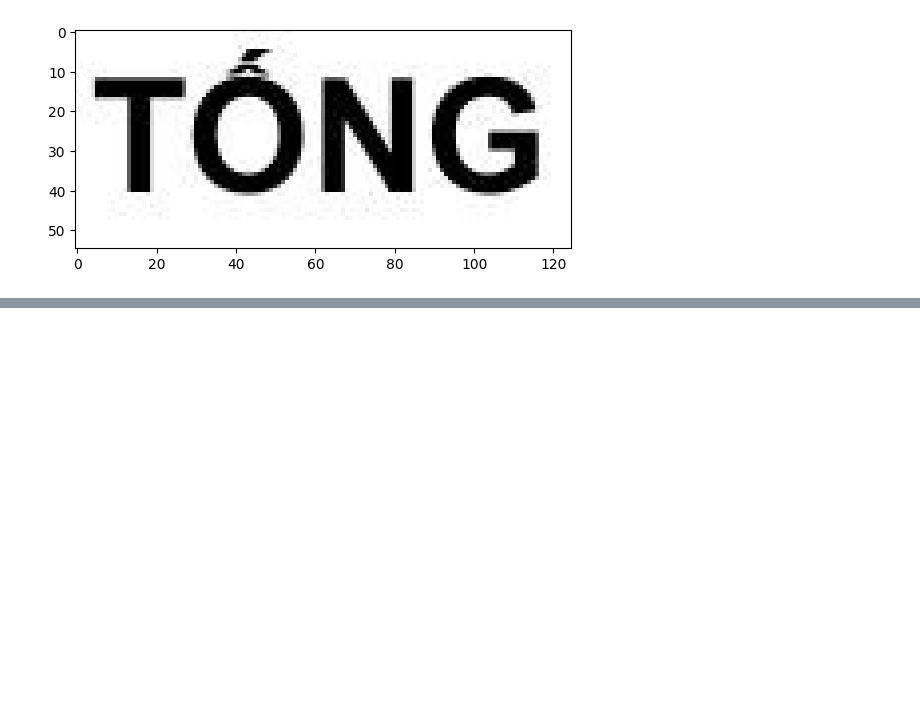
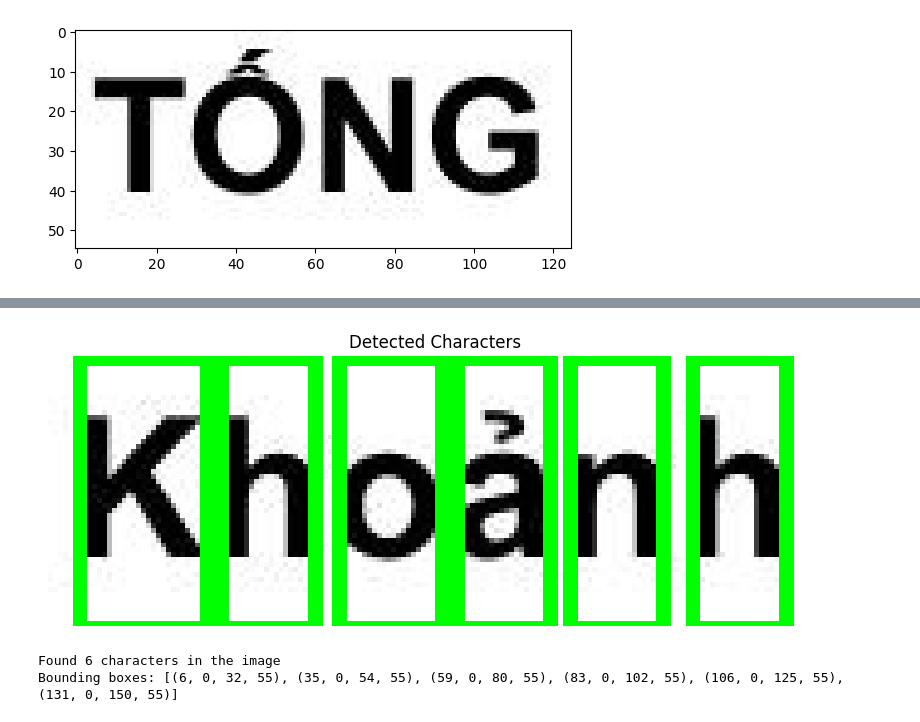
Before and after one commit to KienTranDSAI/CharOCR, a Jupyter notebook: CRAFT/infer_craft.ipynb, the cells around one changed output, grey strips where cells are left out. Cells and saved outputs as stored; diff of their text form; code cells hidden in the pictures; blank space fills up the shorter version.

Commit message:
Add character processor

```diff
--- a/CRAFT/infer_craft.ipynb
+++ b/CRAFT/infer_craft.ipynb
@@ -174,0 +184,43 @@ Found 4 characters in the image
+# %%
+from char_splitting.char_splitting import Character_Splitting
+import cv2
+import numpy as np
+import matplotlib.pyplot as plt
+if True:
+    image_path = "/data/ocr/data/text_recognition/ocr_data_v3_280225/Arial_Bold/images/img_35787.jpg"
+
+    img = cv2.imread(image_path)
+
+    # Convert to the required format (3, height, width)
+    img = np.transpose(img, (2, 0, 1))
+
+    # Create an instance of Character_Splitting
+    splitter = Character_Splitting(min_area=10)  # Adjust min_area as needed
+
+    # Extract character bounding boxes and images
+    boxes = splitter.extract_characters(img)
+
+    # Visualize the bounding boxes
+    result_img = splitter.visualize_boxes(img, boxes)
+
+    # Display the result
+    plt.figure(figsize=(10, 6))
+    plt.imshow(cv2.cvtColor(result_img, cv2.COLOR_BGR2RGB))
+    plt.title("Detected Characters")
+    plt.axis('off')
+    plt.show()
+
+    # Display each extracted character
+    # for i, char_img in enumerate(chars):
+    #     plt.figure(figsize=(2, 2))
+    #     plt.imshow(char_img, cmap='gray')
+    #     plt.title(f"Character at position {i+1}")
+    #     plt.axis('off')
+    #     plt.show()
+
+    print(f"Found {len(boxes)} characters in the image")
+    print(f"Bounding boxes: {boxes}")
+# %% [output]
+[figure, added]
+Found 6 characters in the image
+Bounding boxes: [(6, 0, 32, 55), (35, 0, 54, 55), (59, 0, 80, 55), (83, 0, 102, 55), (106, 0, 125, 55), (131, 0, 150, 55)]
```
Also changed, not shown: parts of 11 cells of this notebook, 20 other files.
